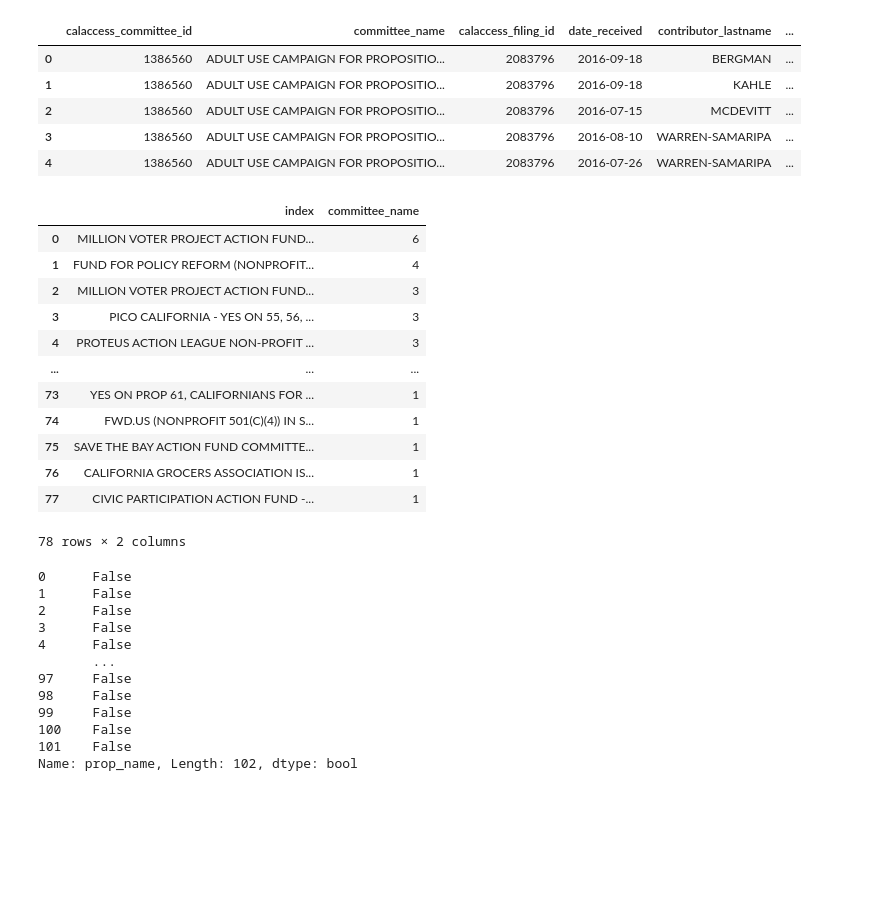
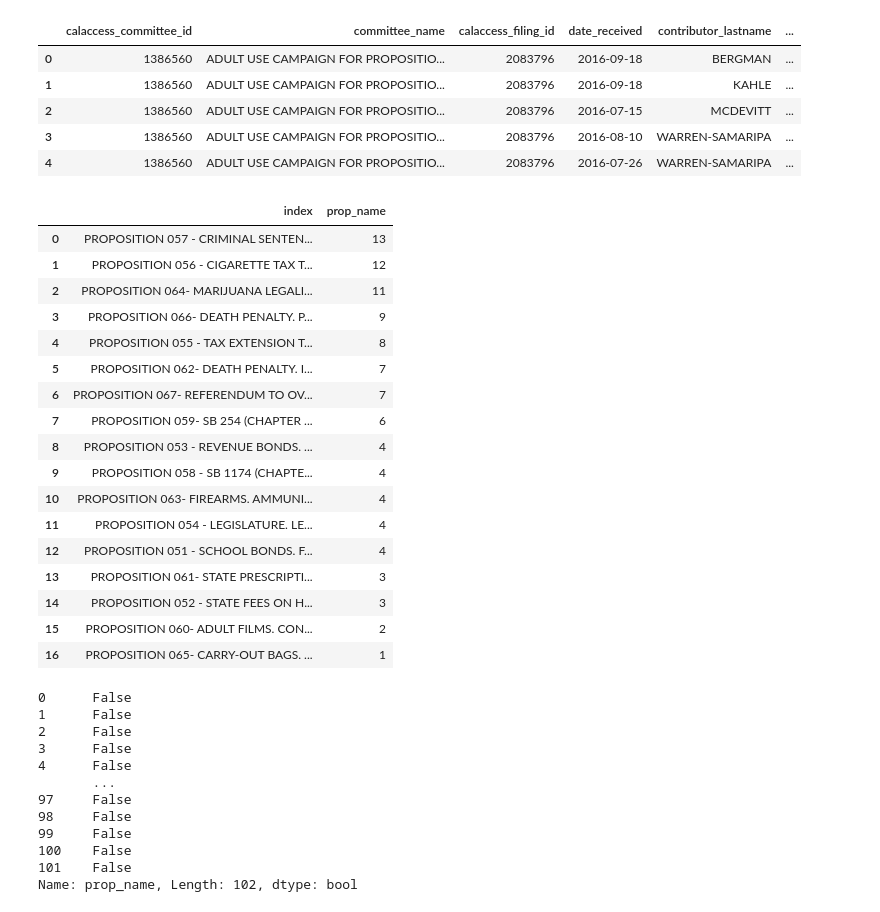
Before and after one commit to gordonje/first-python-notebook, a Jupyter notebook: my-notebook.ipynb, the cells around one changed output. Saved outputs shown, nothing was run; the diff lists cells and outputs as text; code cells hidden in the pictures; blank space fills up the shorter version.

```diff
--- a/my-notebook.ipynb
+++ b/my-notebook.ipynb
@@ -1,5 +1,5 @@
 # %%
 import pandas as pd
 # %%
-props = pd.read_csv("https://first-python-notebook.readthedocs.io/_static/committees.csv")
+committees = pd.read_csv("https://first-python-notebook.readthedocs.io/_static/committees.csv")
 # %%
@@ -23,21 +23,26 @@ contribs.head()
 | 3 | 1386560 | ADULT USE CAMPAIGN FOR PROPOSITIO... | 2083796 | 2016-08-10 | WARREN-SAMARIPA | ... |
 | 4 | 1386560 | ADULT USE CAMPAIGN FOR PROPOSITIO... | 2083796 | 2016-07-26 | WARREN-SAMARIPA | ... |
 # %%
-props.committee_name.value_counts().reset_index()
+committees.prop_name.value_counts().reset_index()
 # %% [output]
-|  | index | committee_name |
-| 0 | MILLION VOTER PROJECT ACTION FUND... | 6 |
-| 1 | FUND FOR POLICY REFORM (NONPROFIT... | 4 |
-| 2 | MILLION VOTER PROJECT ACTION FUND... | 3 |
-| 3 | PICO CALIFORNIA - YES ON 55, 56, ... | 3 |
-| 4 | PROTEUS ACTION LEAGUE NON-PROFIT ... | 3 |
-| ... | ... | ... |
-| 73 | YES ON PROP 61, CALIFORNIANS FOR ... | 1 |
-| 74 | FWD.US (NONPROFIT 501(C)(4)) IN S... | 1 |
-| 75 | SAVE THE BAY ACTION FUND COMMITTE... | 1 |
-| 76 | CALIFORNIA GROCERS ASSOCIATION IS... | 1 |
-| 77 | CIVIC PARTICIPATION ACTION FUND -... | 1 |
+|  | index | prop_name |
+| 0 | PROPOSITION 057 - CRIMINAL SENTEN... | 13 |
+| 1 | PROPOSITION 056 - CIGARETTE TAX T... | 12 |
+| 2 | PROPOSITION 064- MARIJUANA LEGALI... | 11 |
+| 3 | PROPOSITION 066- DEATH PENALTY. P... | 9 |
+| 4 | PROPOSITION 055 - TAX EXTENSION T... | 8 |
+| 5 | PROPOSITION 062- DEATH PENALTY. I... | 7 |
+| 6 | PROPOSITION 067- REFERENDUM TO OV... | 7 |
+| 7 | PROPOSITION 059- SB 254 (CHAPTER ... | 6 |
+| 8 | PROPOSITION 053 - REVENUE BONDS. ... | 4 |
+| 9 | PROPOSITION 058 - SB 1174 (CHAPTE... | 4 |
+| 10 | PROPOSITION 063- FIREARMS. AMMUNI... | 4 |
+| 11 | PROPOSITION 054 - LEGISLATURE. LE... | 4 |
+| 12 | PROPOSITION 051 - SCHOOL BONDS. F... | 4 |
+| 13 | PROPOSITION 061- STATE PRESCRIPTI... | 3 |
+| 14 | PROPOSITION 052 - STATE FEES ON H... | 3 |
+| 15 | PROPOSITION 060- ADULT FILMS. CON... | 2 |
+| 16 | PROPOSITION 065- CARRY-OUT BAGS. ... | 1 |
-78 rows × 2 columns
 # %%
 my_prop = 'PROPOSITION 064- MARIJUANA LEGALIZATION. INITIATIVE STATUTE.'
 # %%
```
Also changed, not shown: parts of 18 cells of this notebook.
